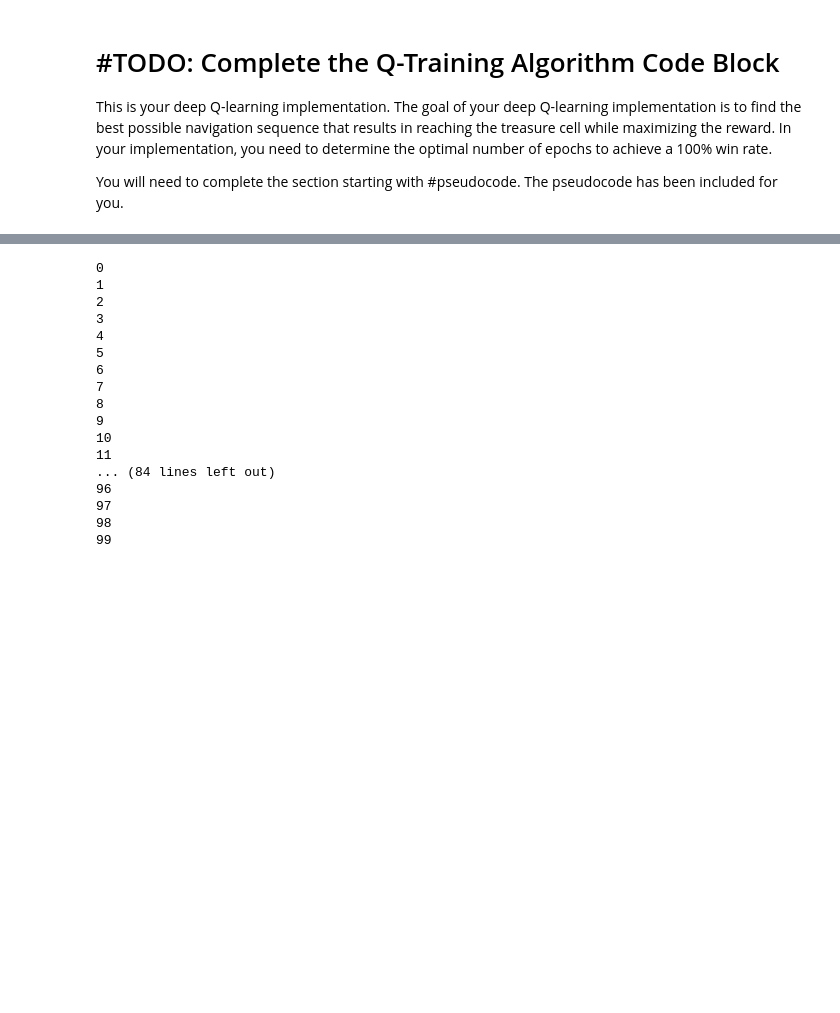
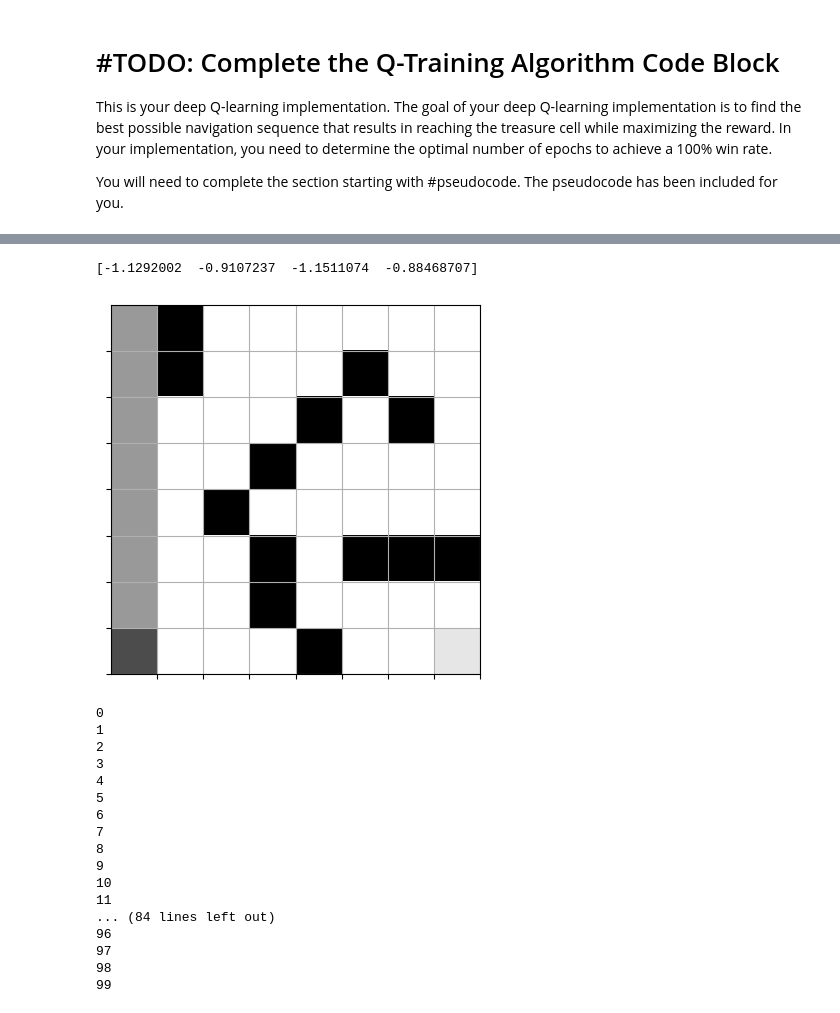
Before and after one commit to sterlingrpi/TreasureHuntGame, a Jupyter notebook: TreasureHuntGame.ipynb, the cells around one changed output, grey strips where cells are left out. Drawn from its saved outputs; the diff is of its cells as text; code cells hidden in the pictures; blank space fills up the shorter version.

Commit message:
added training by playing the game

```diff
--- a/TreasureHuntGame.ipynb
+++ b/TreasureHuntGame.ipynb
@@ -119,7 +119,7 @@ from tensorflow.keras.optimizers import Adam
 # def build_model(maze):
 #     model = Sequential()
 #     model.add(Dense(num_actions, input_shape=(maze.size,)))
-#     model.compile(optimizer=Adam(learning_rate=0.01), loss='mse')
+#     model.compile(optimizer=Adam(learning_rate=0.1), loss='mse')
 #     return model
 def build_model(maze):
     model = Sequential()
@@ -129,7 +129,7 @@ def build_model(maze):
     model.add(PReLU())
     model.add(Dense(num_actions))
     model.add(PReLU())
-    model.compile(optimizer=Adam(learning_rate=0.1), loss='mse')
+    model.compile(optimizer='Adam', loss='mse')
     return model
 # %% [markdown]
 # #TODO: Complete the Q-Training Algorithm Code Block
@@ -141,0 +214,10 @@ model = build_model(maze)
+# %%
+ob = qmaze.observe()
+qs = model(ob).numpy()[0]
+action = np.argmax(qs)
+canvas, reward, game_over = qmaze.act(action)
+show(qmaze)
+print(qs)
+# %% [output]
+[-1.1292002  -0.9107237  -1.1511074  -0.88468707]
+[figure, added]
```
Also changed, not shown: parts of 11 cells of this notebook.
